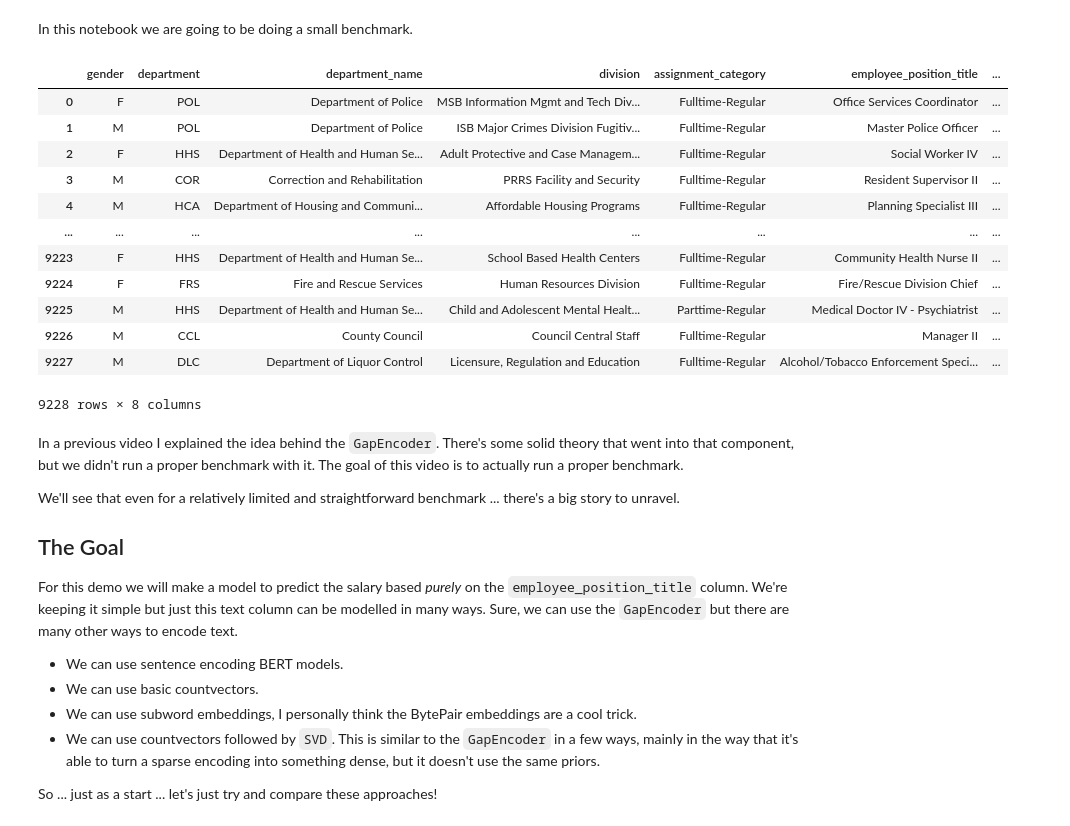
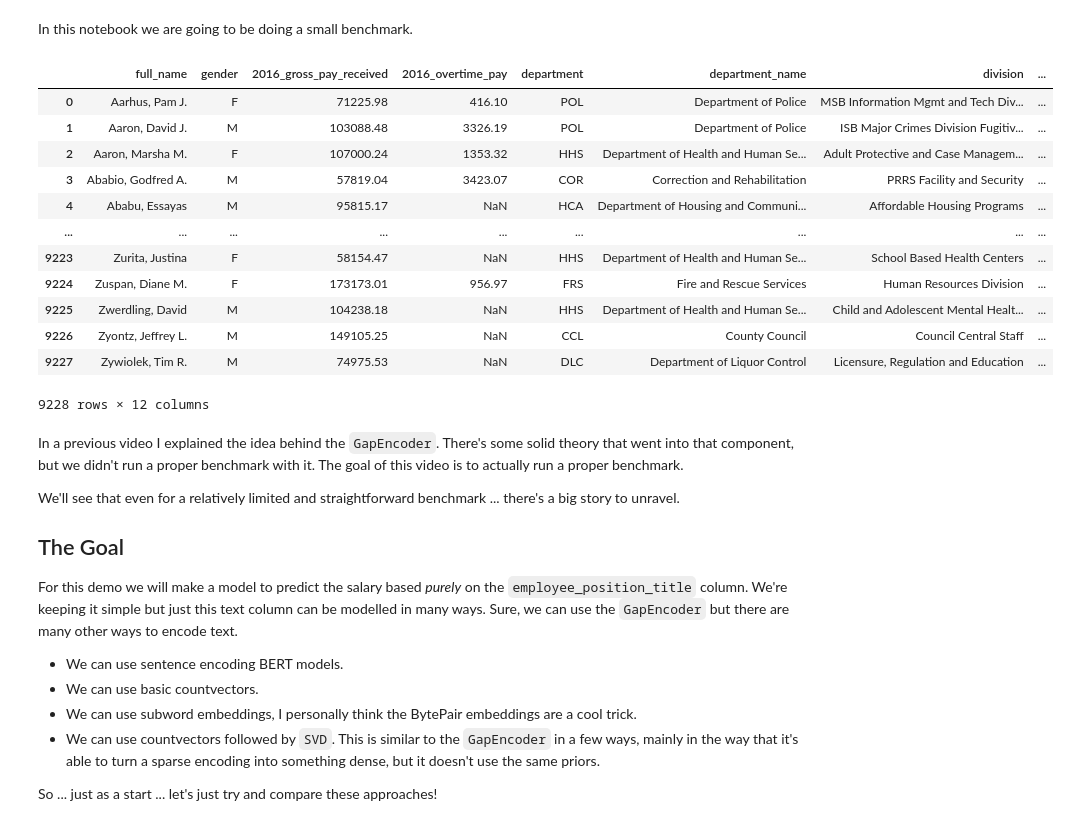
Before and after one commit to probabl-ai/youtube-appendix, a Jupyter notebook: 15-dirtycat/benchmark.ipynb, the cells around one changed output. Saved outputs shown, nothing was run; the diff lists cells and outputs as text; code cells hidden in the pictures.

```diff
--- a/15-dirtycat/benchmark.ipynb
+++ b/15-dirtycat/benchmark.ipynb
@@ -12,10 +12,24 @@ If you notice problems, feel free to open an [issue](https://github.com/probabl-
 # %% [markdown]
 In this notebook we are going to be doing a small benchmark.
 # %%
-%pip install skrub pyodide-http
+%pip install pyodide-http
 import pyodide_http
-from skrub.datasets import fetch_employee_salaries
+from sklearn.datasets import fetch_openml
 
 pyodide_http.patch_all()
-dataset = fetch_employee_salaries()
-df = dataset.X
+X, y = fetch_openml(data_id=42125, return_X_y=True)
+X
+# %% [output]
+|  | full_name | gender | 2016_gross_pay_received | 2016_overtime_pay | department | department_name | division | ... |
+| 0 | Aarhus, Pam J. | F | 71225.98 | 416.10 | POL | Department of Police | MSB Information Mgmt and Tech Div... | ... |
+| 1 | Aaron, David J. | M | 103088.48 | 3326.19 | POL | Department of Police | ISB Major Crimes Division Fugitiv... | ... |
+| 2 | Aaron, Marsha M. | F | 107000.24 | 1353.32 | HHS | Department of Health and Human Se... | Adult Protective and Case Managem... | ... |
+| 3 | Ababio, Godfred A. | M | 57819.04 | 3423.07 | COR | Correction and Rehabilitation | PRRS Facility and Security | ... |
+| 4 | Ababu, Essayas | M | 95815.17 | NaN | HCA | Department of Housing and Communi... | Affordable Housing Programs | ... |
+| ... | ... | ... | ... | ... | ... | ... | ... | ... |
+| 9223 | Zurita, Justina | F | 58154.47 | NaN | HHS | Department of Health and Human Se... | School Based Health Centers | ... |
+| 9224 | Zuspan, Diane M. | F | 173173.01 | 956.97 | FRS | Fire and Rescue Services | Human Resources Division | ... |
+| 9225 | Zwerdling, David | M | 104238.18 | NaN | HHS | Department of Health and Human Se... | Child and Adolescent Mental Healt... | ... |
+| 9226 | Zyontz, Jeffrey L. | M | 149105.25 | NaN | CCL | County Council | Council Central Staff | ... |
+| 9227 | Zywiolek, Tim R. | M | 74975.53 | NaN | DLC | Department of Liquor Control | Licensure, Regulation and Education | ... |
+9228 rows × 12 columns
@@ -25,19 +36,3 @@ X = dataset.X["employee_position_title"]
-# %%
-df
-# %% [output]
-|  | gender | department | department_name | division | assignment_category | employee_position_title | ... |
-| 0 | F | POL | Department of Police | MSB Information Mgmt and Tech Div... | Fulltime-Regular | Office Services Coordinator | ... |
-| 1 | M | POL | Department of Police | ISB Major Crimes Division Fugitiv... | Fulltime-Regular | Master Police Officer | ... |
-| 2 | F | HHS | Department of Health and Human Se... | Adult Protective and Case Managem... | Fulltime-Regular | Social Worker IV | ... |
-| 3 | M | COR | Correction and Rehabilitation | PRRS Facility and Security | Fulltime-Regular | Resident Supervisor II | ... |
-| 4 | M | HCA | Department of Housing and Communi... | Affordable Housing Programs | Fulltime-Regular | Planning Specialist III | ... |
-| ... | ... | ... | ... | ... | ... | ... | ... |
-| 9223 | F | HHS | Department of Health and Human Se... | School Based Health Centers | Fulltime-Regular | Community Health Nurse II | ... |
-| 9224 | F | FRS | Fire and Rescue Services | Human Resources Division | Fulltime-Regular | Fire/Rescue Division Chief | ... |
-| 9225 | M | HHS | Department of Health and Human Se... | Child and Adolescent Mental Healt... | Parttime-Regular | Medical Doctor IV - Psychiatrist | ... |
-| 9226 | M | CCL | County Council | Council Central Staff | Fulltime-Regular | Manager II | ... |
-| 9227 | M | DLC | Department of Liquor Control | Licensure, Regulation and Education | Fulltime-Regular | Alcohol/Tobacco Enforcement Speci... | ... |
-9228 rows × 8 columns
 # %% [markdown]
 In a previous video I explained the idea behind the `GapEncoder`. There's some solid theory that went into that component, but we didn't run a proper benchmark with it. The goal of this video is to actually run a proper benchmark.
 
```
Also changed, not shown: parts of 2 cells of this notebook, 2 other files.
